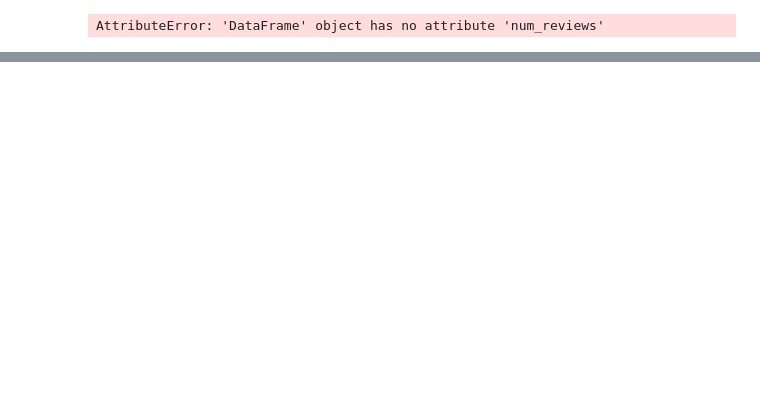
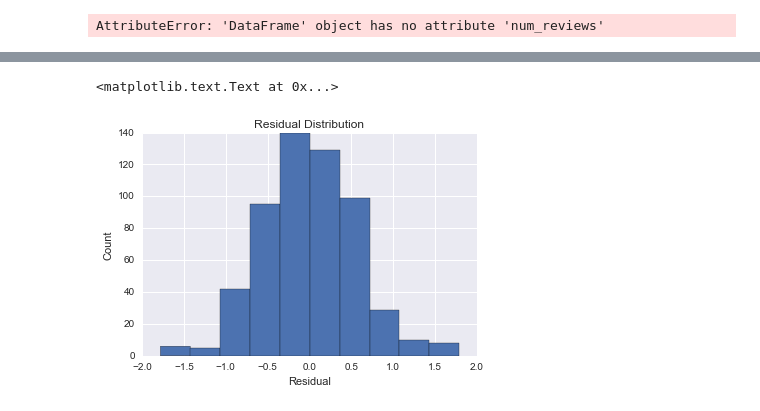
Before and after one commit to WillNetsky/Movie_Data_Regression_Scraping, a Jupyter notebook: model_building.ipynb, the cells around one changed output, grey strips where cells are left out. Saved outputs shown, nothing was run; the diff lists cells and outputs as text; code cells hidden in the pictures; blank space fills up the shorter version.

```diff
--- a/model_building.ipynb
+++ b/model_building.ipynb
@@ -100,0 +95,8 @@ OLS Regression Results
+# %%
+fit.resid.hist()
+plt.xlabel('Residual')
+plt.ylabel('Count')
+plt.title('Residual Distribution')
+# %% [output]
+<matplotlib.text.Text at 0x...>
+[figure, added]
```
Also changed, not shown: parts of 7 cells of this notebook, 1 other file.
